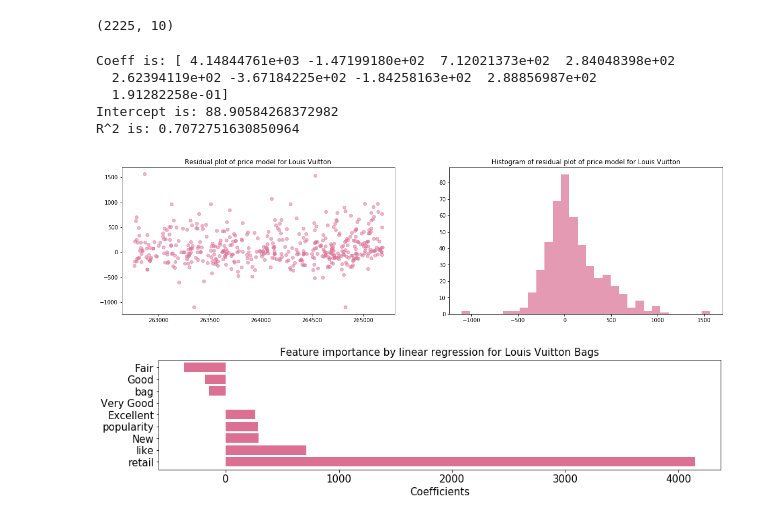
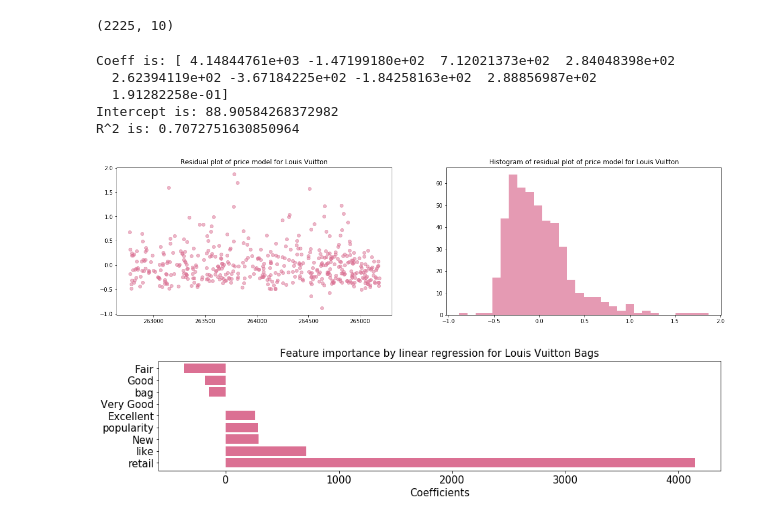
Before and after one commit to dw357/upon, a Jupyter notebook: fashionphile_dw.ipynb, the cells around one changed output. Saved outputs shown, nothing was run; the diff lists cells and outputs as text; code cells hidden in the pictures.

```diff
--- a/fashionphile_dw.ipynb
+++ b/fashionphile_dw.ipynb
@@ -445,28 +445,28 @@ y_test = y[1750:]
 # %%
 model = Lin_Reg()
 model.fit(x_train, y_train)
 
 print('Coeff is:', model.coef_ )
 print('Intercept is:', model.intercept_ )
 
 score = model.score(x_test, y_test)
 print('R^2 is:', score)
 
 pred = model.predict(x_test)
-diff = y_test - pred
+diff = (pred - y_test) / y_test
 f, (ax1, ax2) = plt.subplots(1,2, figsize = (20, 5))
 ax1.plot(diff, 'o', color = 'palevioletred', alpha = 0.5)
 ax2.hist(diff, bins=30, color = 'palevioletred', alpha = 0.7)
 ax1.set_title('Residual plot of price model for Louis Vuitton')
 ax2.set_title('Histogram of residual plot of price model for Louis Vuitton')
 plt.show()
 # %% [output]
 Coeff is: [ 4.14844761e+03 -1.47199180e+02  7.12021373e+02  2.84048398e+02
   2.62394119e+02 -3.67184225e+02 -1.84258163e+02  2.88856987e+02
   1.91282258e-01]
 Intercept is: 88.90584268372982
 R^2 is: 0.7072751630850964
-[figure, old version]
+[figure, new version]
 # %%
 coef = pd.Series(model.coef_, index = x_train.columns)
 newcoef = pd.DataFrame(coef)
```
Also changed, not shown: parts of 2 cells of this notebook.
